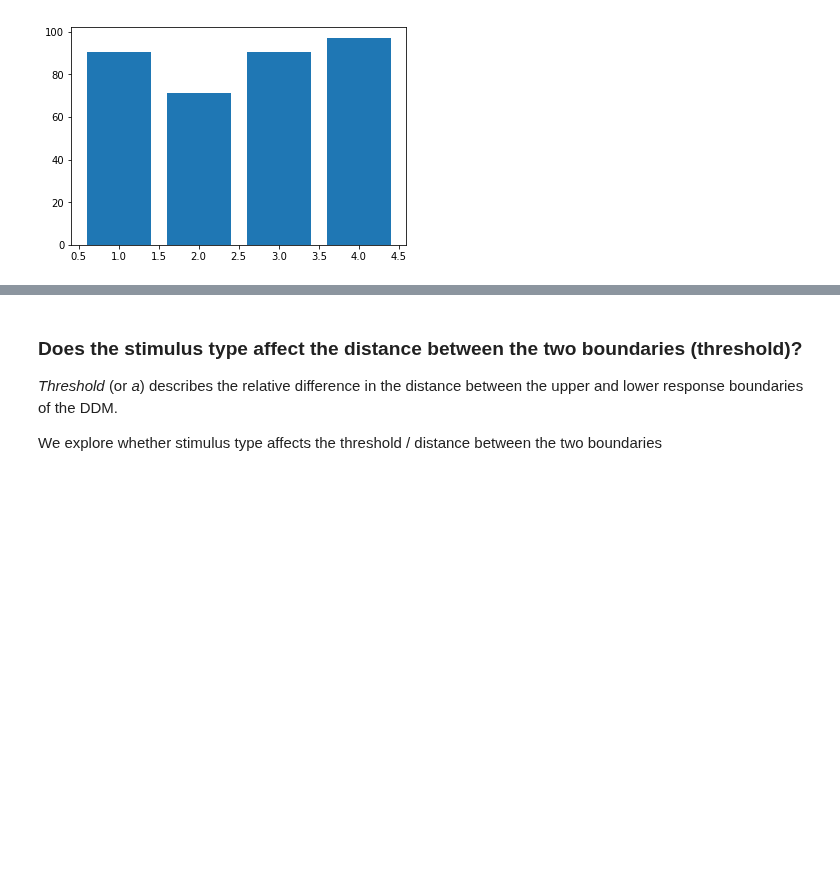
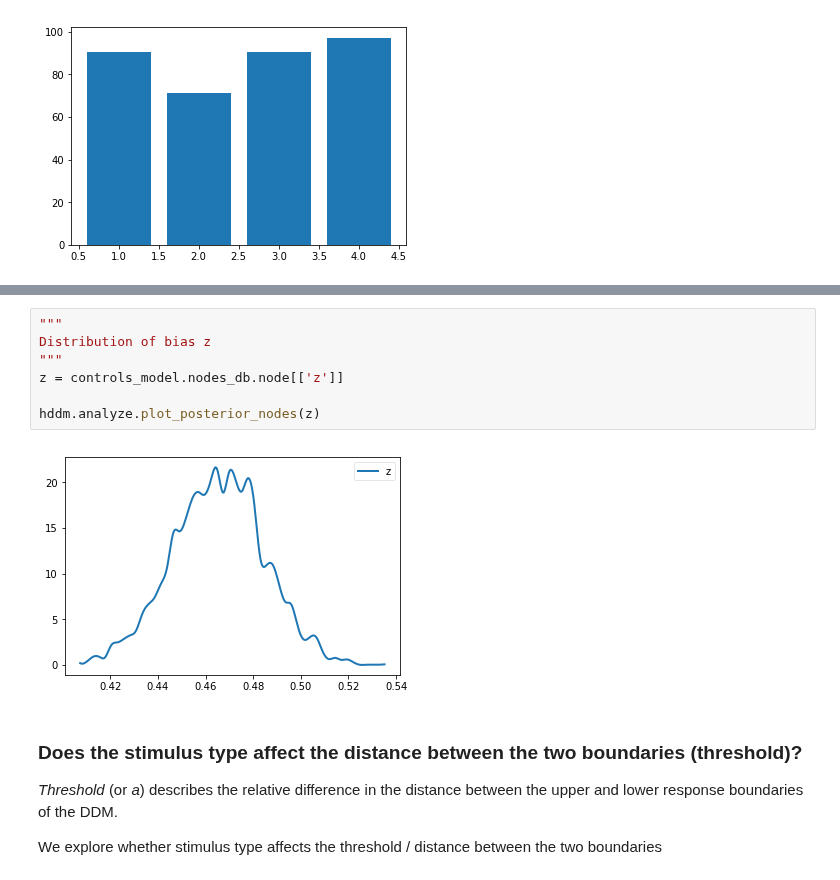
Before and after one commit to CPernet/LanguageDecision, a Jupyter notebook: language_decision/analysis_controls.ipynb, the cells around one changed output, grey strips where cells are left out. Saved outputs shown, nothing was run; the diff lists cells and outputs as text; blank space fills up the shorter version.

```diff
--- a/language_decision/analysis_controls.ipynb
+++ b/language_decision/analysis_controls.ipynb
@@ -172,3 +178,12 @@ hddm.analyze.plot_posterior_nodes(time_nondec)
+# %%
+"""
+Distribution of bias z
+"""
+z = controls_model.nodes_db.node[['z']]
+
+hddm.analyze.plot_posterior_nodes(z)
+# %% [output]
+[figure, added]
 # %% [markdown]
 ### Does the stimulus type affect the distance  between the two boundaries (threshold)?
 
```
Also changed, not shown: parts of 13 cells of this notebook.
